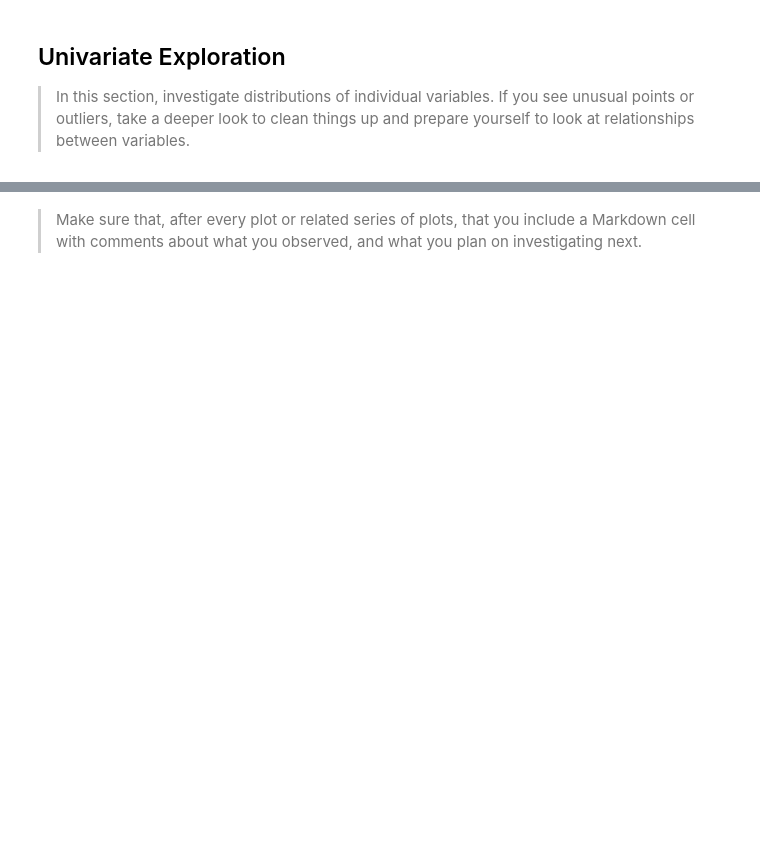
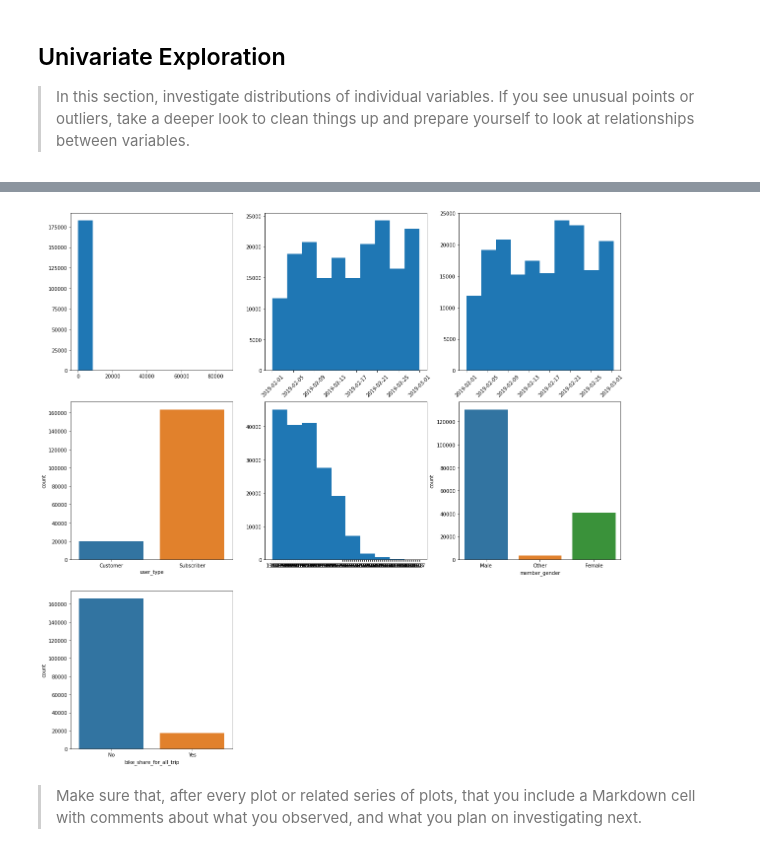
Before and after one commit to aingelmo/aingelmo.github.io, a Jupyter notebook: Project_5_Communicate-Data-Findings/exploration_template.ipynb, the cells around one changed output, grey strips where cells are left out. Saved outputs shown, nothing was run; the diff lists cells and outputs as text; code cells hidden in the pictures; blank space fills up the shorter version.

```diff
--- a/Project_5_Communicate-Data-Findings/exploration_template.ipynb
+++ b/Project_5_Communicate-Data-Findings/exploration_template.ipynb
@@ -36,3 +132,30 @@ and prepare yourself to look at relationships between variables.
+# %%
+plt.figure(figsize=[20,20])
+
+plt.subplot(3,3,1)
+plt.hist(ford_clean["duration_sec"]);
+
+plt.subplot(3,3,2)
+plt.hist(ford_clean["start_time"])
+plt.xticks(rotation=45);
+
+plt.subplot(3,3,3)
+plt.hist(ford_clean["end_time"])
+plt.xticks(rotation=45);
+
+plt.subplot(3,3,4)
+sb.countplot(ford_clean["user_type"]);
+
+plt.subplot(3,3,5)
+plt.hist(ford_clean["member_birth_year"]);
+
+plt.subplot(3,3,6)
+sb.countplot(ford_clean["member_gender"]);
+
+plt.subplot(3,3,7)
+sb.countplot(ford_clean["bike_share_for_all_trip"]);
+# %% [output]
+[figure, added]
 # %% [markdown]
 > Make sure that, after every plot or related series of plots, that you
 include a Markdown cell with comments about what you observed, and what
```
Also changed, not shown: parts of 16 cells of this notebook, 1 other file.
